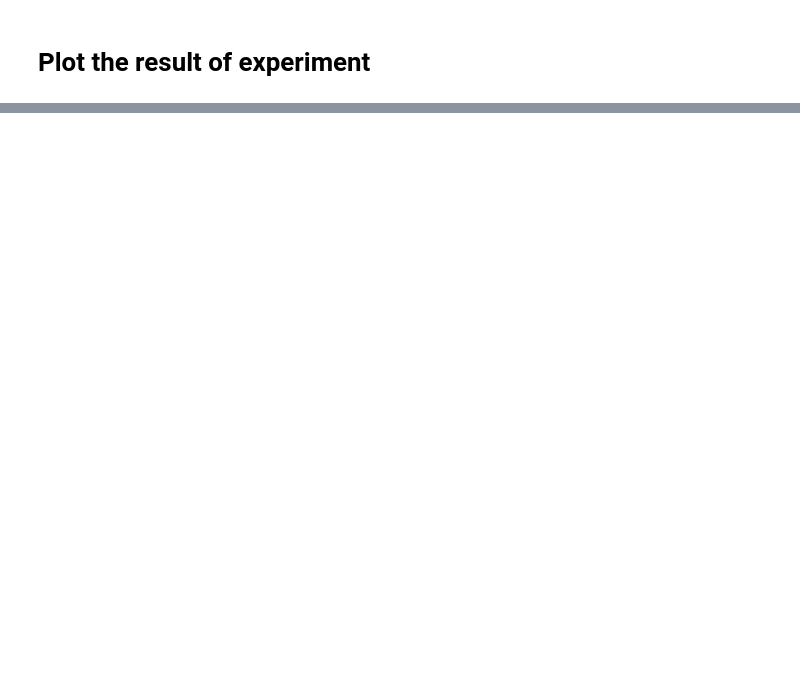
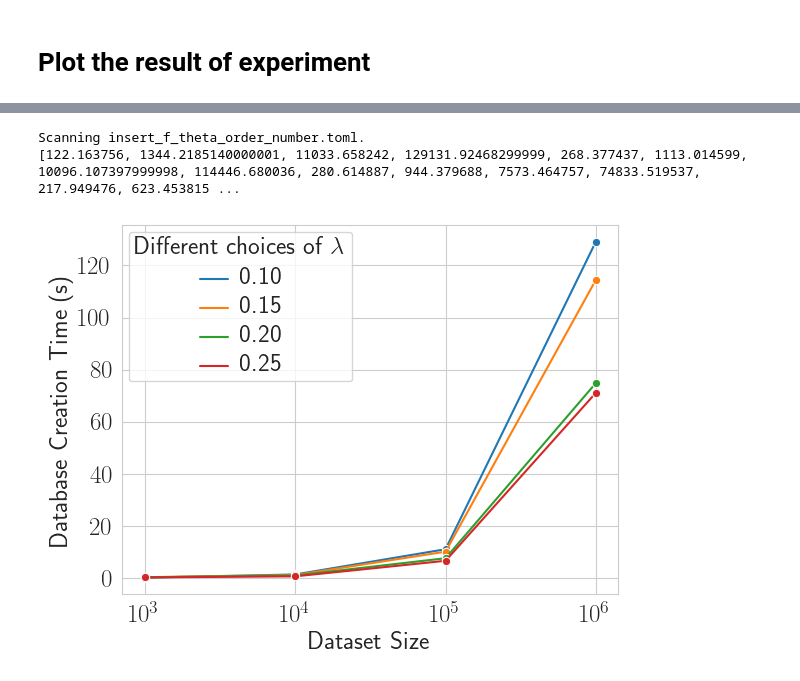
Before and after one commit to hiroki-chen/PFSE-Prototype, a Jupyter notebook: fig/fig.ipynb, the cells around one changed output, grey strips where cells are left out. Saved outputs shown, nothing was run; the diff lists cells and outputs as text; code cells hidden in the pictures; blank space fills up the shorter version.

```diff
--- a/fig/fig.ipynb
+++ b/fig/fig.ipynb
@@ -55,0 +115,35 @@ Scanning perf_2023-01-18T16:57:41.511495+08:00.toml.
+# %%
+import pandas as pd
+import matplotlib.pyplot as plt
+import numpy as np
+
+xs = ['$10^3$', '$10^4$', '$10^5$', '$10^6$']
+ys = analyze_database_performance('insert_f_theta_order_number.toml', 'insert', 'pfse')[0]['order_number']
+print(ys)
+ys = [x / 1000 for x in ys]
+
+df = pd.DataFrame({
+  'Dataset Size': xs,
+  '0.10': ys[:4],
+  '0.15': ys[4:8],
+  '0.20': ys[8:12],
+  '0.25': ys[12:],
+})
+
+plt.rc('text', usetex=True)
+sns.set_style("whitegrid")
+g = sns.lineplot(x='Dataset Size', y='Database Creation Time (s)', hue='Different choices of $\lambda$',
+                 data=pd.melt(df, id_vars=['Dataset Size'], value_name='Database Creation Time (s)', var_name='Different choices of $\lambda$'),
+                 marker='o')
+g.set_xlabel(g.get_xlabel(), fontsize=18)
+g.set_ylabel(g.get_ylabel(), fontsize=18)
+g.set_xticklabels(g.get_xticklabels(), size=18)
+g.set_yticklabels(g.get_yticklabels(), size=18)
+plt.setp(g.get_legend().get_texts(), fontsize='18') # for legend text
+plt.setp(g.get_legend().get_title(), fontsize='18') # for legend title
+
+plt.savefig('./insert_f_theta_order_number.pdf', bbox_inches='tight')
+# %% [output]
+Scanning insert_f_theta_order_number.toml.
+[122.163756, 1344.2185140000001, 11033.658242, 129131.92468299999, 268.377437, 1113.014599, 10096.107397999998, 114446.680036, 280.614887, 944.379688, 7573.464757, 74833.519537, 217.949476, 623.453815 ...
+[figure, added]
```
Also changed, not shown: parts of 5 cells of this notebook, 12 other files.
